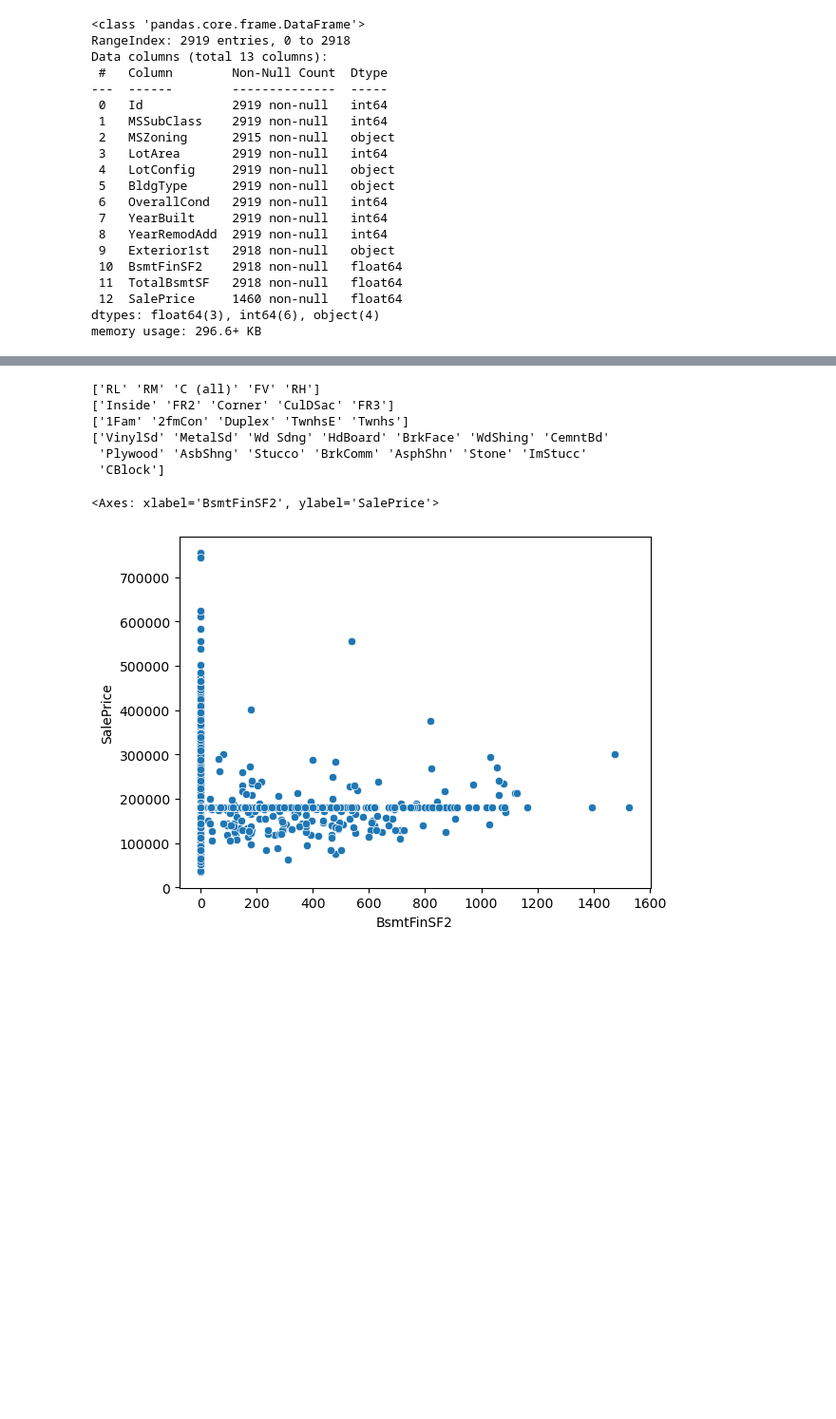
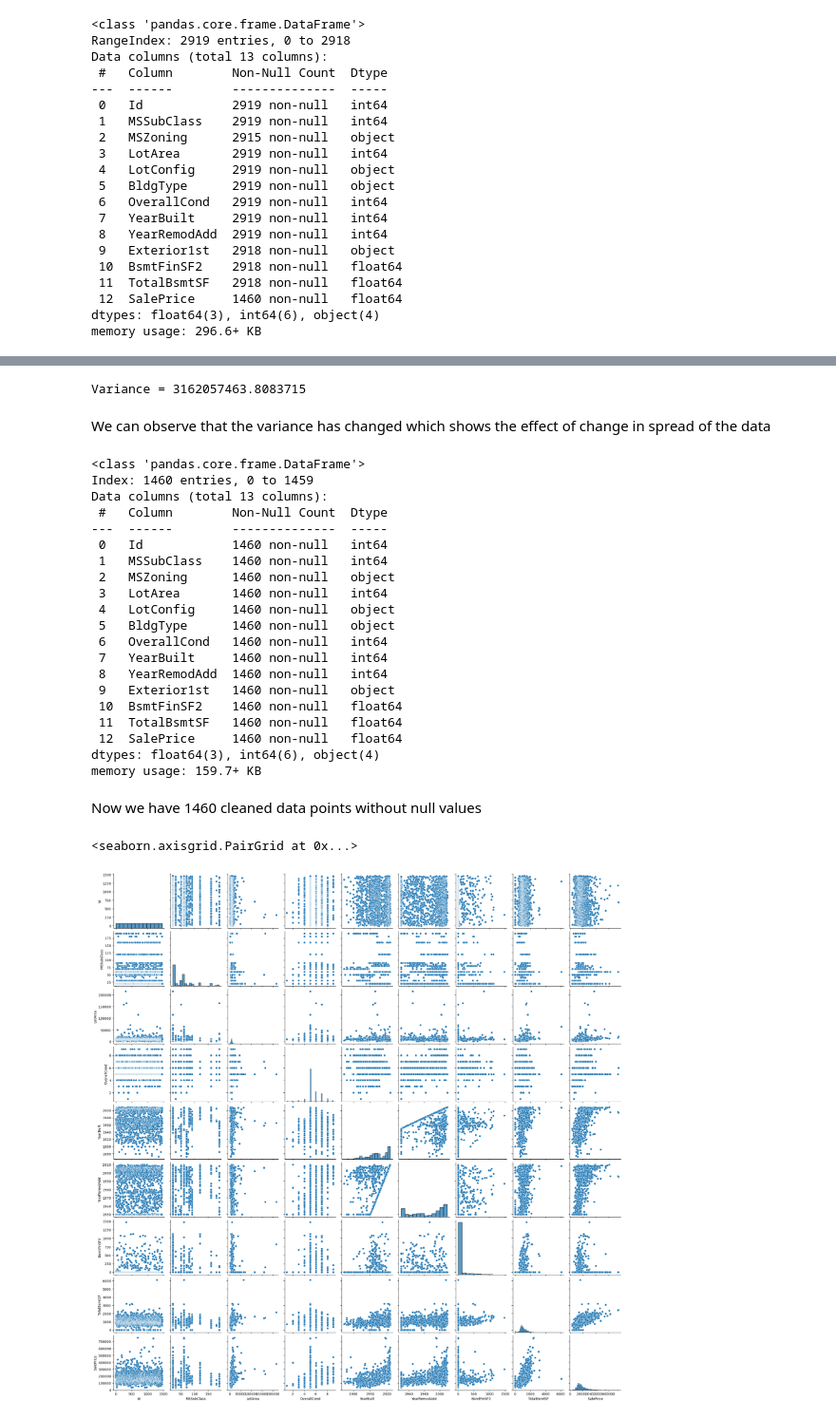
Before and after one commit to lurvik215/House_price_pred_model, a Jupyter notebook: House_price_pred_model.ipynb, the cells around one changed output, grey strips where cells are left out. Shown at 95% size. Drawn from its saved outputs; the diff is of its cells as text; code cells hidden in the pictures; blank space fills up the shorter version.

```diff
--- a/House_price_pred_model.ipynb
+++ b/House_price_pred_model.ipynb
@@ -77,4 +74,4 @@ np.float64(180921.19589041095)
 # %%
 #handling nullvalues
-df.dropna(subset = ['MSZoning','Exterior1st','TotalBsmtSF'], inplace=True)
-df["SalePrice"] = df["SalePrice"].fillna(u_saleprice)
+#dropping few rows from bigger data will not effect the model so we drop null values from our data for specified features
+df.dropna(subset = ['MSZoning','Exterior1st','BsmtFinSF2','TotalBsmtSF'], inplace=True)
@@ -104,17 +104,41 @@ memory usage: 318.6+ KB
+# %%
+df_temp['SalePrice'] = df_temp['SalePrice'].fillna(df_temp['SalePrice'].mean())
+temp_var = df_temp['SalePrice'].var()
+print(f"Variance = {temp_var}")
+# %% [output]
+Variance = 3162057463.8083715
+# %% [markdown]
+We can observe that the variance has changed which shows the effect of change in spread of the data
 # %%
-print(df['MSZoning'].unique())
-print(df['LotConfig'].unique())
-print(df['BldgType'].unique())
-print(df['Exterior1st'].unique())
+# The best option to handle null values is dropping them
+df.dropna(subset=['SalePrice'], inplace=True)
-# %% [output]
-['RL' 'RM' 'C (all)' 'FV' 'RH']
-['Inside' 'FR2' 'Corner' 'CulDSac' 'FR3']
-['1Fam' '2fmCon' 'Duplex' 'TwnhsE' 'Twnhs']
-['VinylSd' 'MetalSd' 'Wd Sdng' 'HdBoard' 'BrkFace' 'WdShing' 'CemntBd'
- 'Plywood' 'AsbShng' 'Stucco' 'BrkComm' 'AsphShn' 'Stone' 'ImStucc'
- 'CBlock']
 # %%
-sns.scatterplot(x=df['BsmtFinSF2'],y=df['SalePrice'])
+df.info()
 # %% [output]
-<Axes: xlabel='BsmtFinSF2', ylabel='SalePrice'>
+<class 'pandas.core.frame.DataFrame'>
+Index: 1460 entries, 0 to 1459
+Data columns (total 13 columns):
+ #   Column        Non-Null Count  Dtype
+---  ------        --------------  -----
+ 0   Id            1460 non-null   int64
+ 1   MSSubClass    1460 non-null   int64
+ 2   MSZoning      1460 non-null   object
+ 3   LotArea       1460 non-null   int64
+ 4   LotConfig     1460 non-null   object
+ 5   BldgType      1460 non-null   object
+ 6   OverallCond   1460 non-null   int64
+ 7   YearBuilt     1460 non-null   int64
+ 8   YearRemodAdd  1460 non-null   int64
+ 9   Exterior1st   1460 non-null   object
+ 10  BsmtFinSF2    1460 non-null   float64
+ 11  TotalBsmtSF   1460 non-null   float64
+ 12  SalePrice     1460 non-null   float64
+dtypes: float64(3), int64(6), object(4)
+memory usage: 159.7+ KB
-[figure, removed]
+# %% [markdown]
+Now we have 1460 cleaned data points without null values
+# %%
+sns.pairplot(df)
+# %% [output]
+<seaborn.axisgrid.PairGrid at 0x...>
+[figure, added]
```
Also changed, not shown: parts of 17 cells of this notebook, 1 other file.
